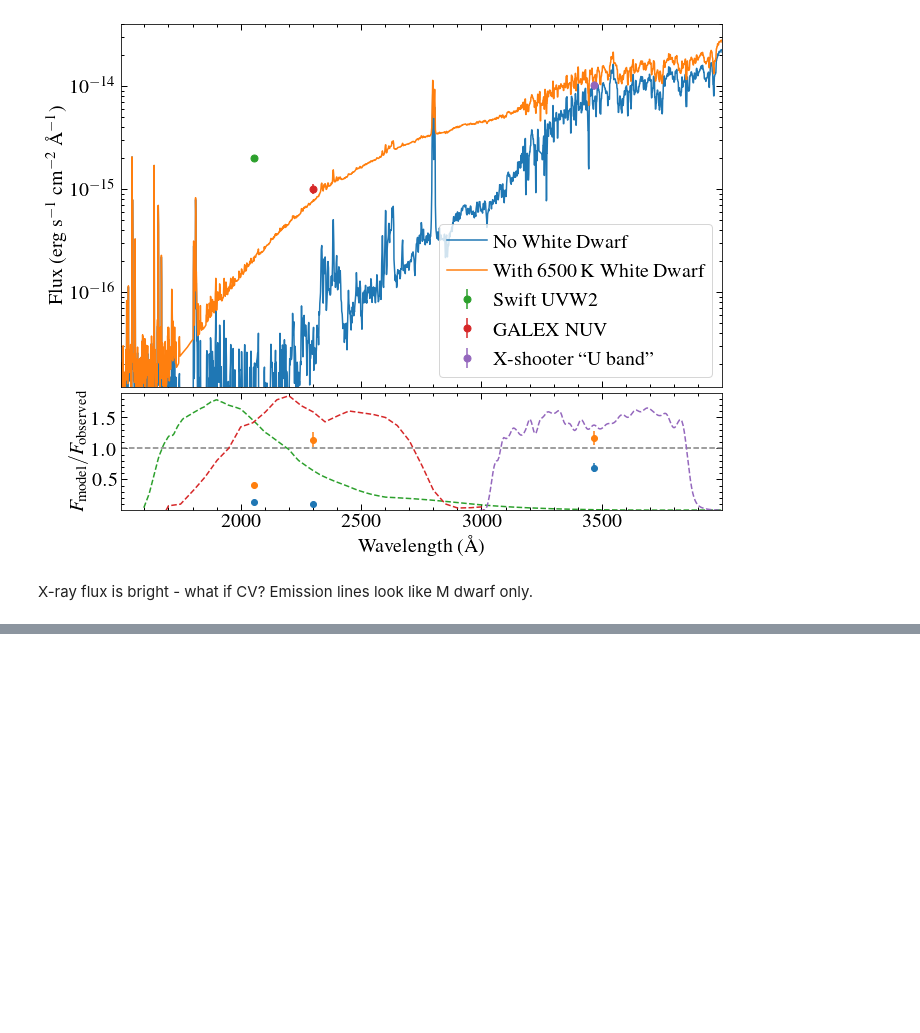
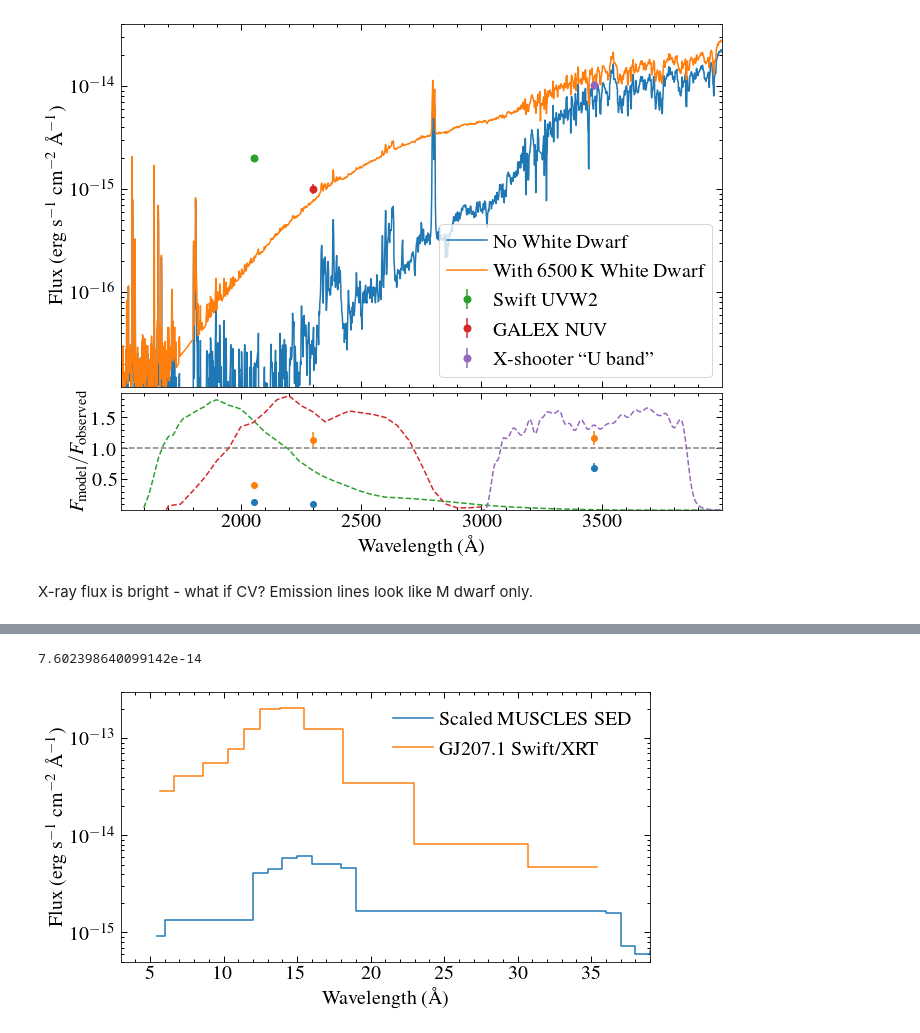
Before and after one commit to davidjwilson/gj207.1, a Jupyter notebook: gj207.1_pt2.ipynb, the cells around one changed output, grey strips where cells are left out. Saved outputs shown, nothing was run; the diff lists cells and outputs as text; code cells hidden in the pictures; blank space fills up the shorter version.

```diff
--- a/gj207.1_pt2.ipynb
+++ b/gj207.1_pt2.ipynb
@@ -460,0 +477,17 @@ plt.xlim(6550, 6570)
+# %%
+plt.figure(figsize=(9, 5))
+plt.step(gw, gf*scale2, where='mid', label='Scaled MUSCLES SED')
+plt.xlim(3, 39)
+plt.step(wx, mx, where='mid', label = 'GJ207.1 Swift/XRT')
+plt.ylim(5e-16, 3e-13)
+plt.yscale('log')
+plt.legend()
+plt.ylabel('Flux (erg s$^{-1}$ cm$^{-2}$ \AA$^{-1}$)')
+plt.xlabel('Wavelength (\AA)')
+plt.tight_layout()
+plt.savefig('plots/gj207-1_xrt.png', dpi=150)
+plt.savefig('plots/gj207-1_xrt.pdf', dpi=150)
+print(np.trapz((gf*scale2)[gw < 41], gw[gw< 41]))
+# %% [output]
+7.602398640099142e-14
+[figure, added]
```
Also changed, not shown: parts of 15 cells of this notebook, 9 other files.
